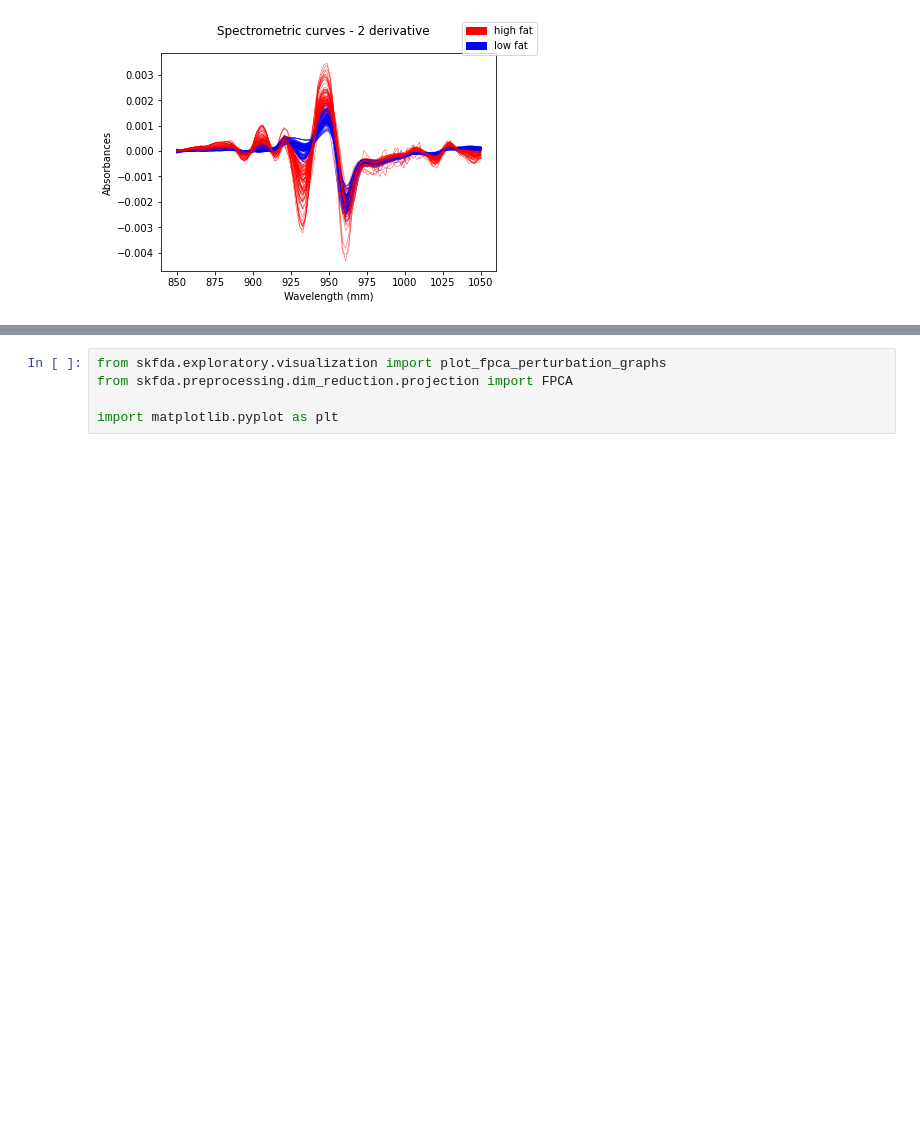
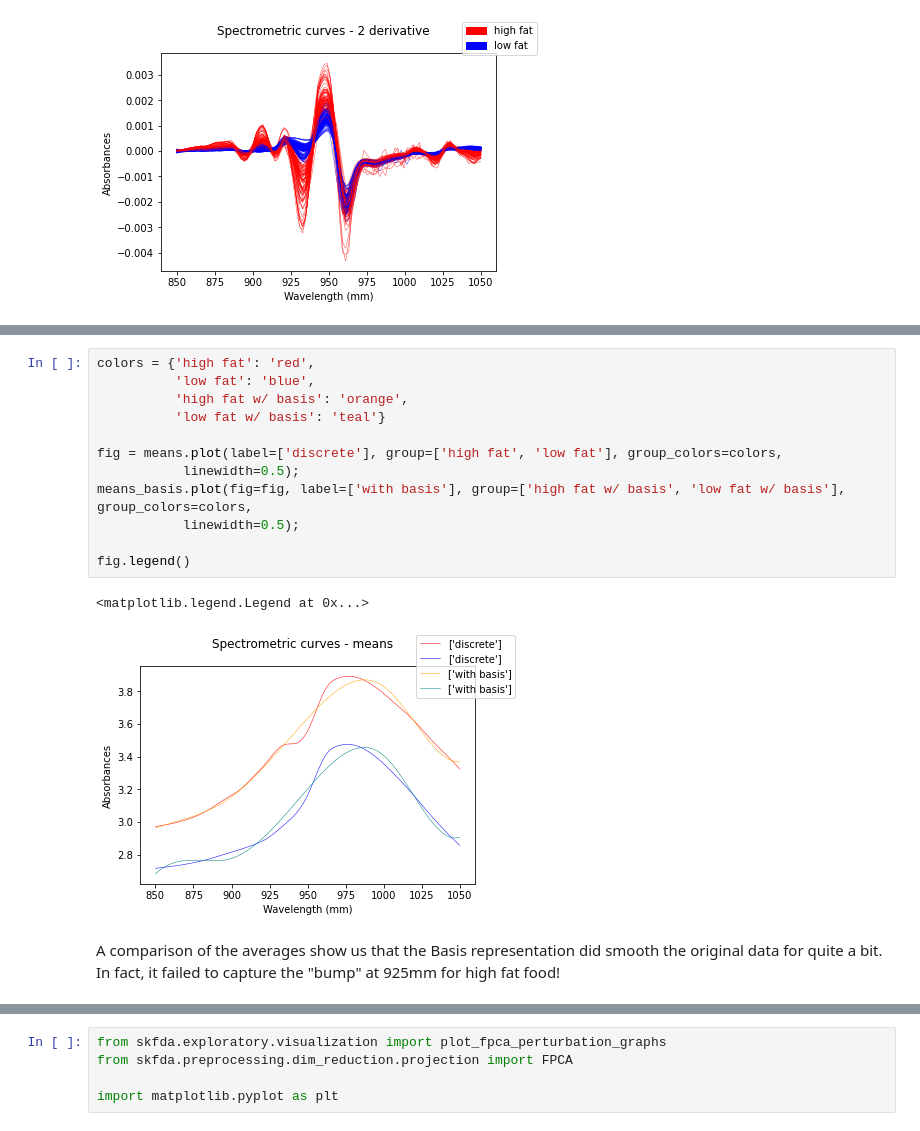
Before and after one commit to ziangzhang10/functional-data-analysis, a Jupyter notebook: 01_meat_sample_knn_prediction/fat-content-meat-knn-prediction.ipynb, the cells around one changed output, grey strips where cells are left out. Cells and saved outputs as stored; diff of their text form; blank space fills up the shorter version.

```diff
--- a/01_meat_sample_knn_prediction/fat-content-meat-knn-prediction.ipynb
+++ b/01_meat_sample_knn_prediction/fat-content-meat-knn-prediction.ipynb
@@ -135 +170,18 @@ fig = fd2d.plot(group=labels, group_colors=colors,
+# %%
+colors = {'high fat': 'red',
+          'low fat': 'blue',
+          'high fat w/ basis': 'orange',
+          'low fat w/ basis': 'teal'}
+
+fig = means.plot(label=['discrete'], group=['high fat', 'low fat'], group_colors=colors,
+           linewidth=0.5);
+means_basis.plot(fig=fig, label=['with basis'], group=['high fat w/ basis', 'low fat w/ basis'], group_colors=colors,
+           linewidth=0.5);
+
+fig.legend()
+# %% [output]
+<matplotlib.legend.Legend at 0x...>
+[figure, added]
+# %% [markdown]
+A comparison of the averages show us that the Basis representation did smooth the original data for quite a bit. In fact, it failed to capture the "bump" at 925mm for high fat food!
 # %% [markdown]
```
Also changed, not shown: parts of 30 cells of this notebook.
